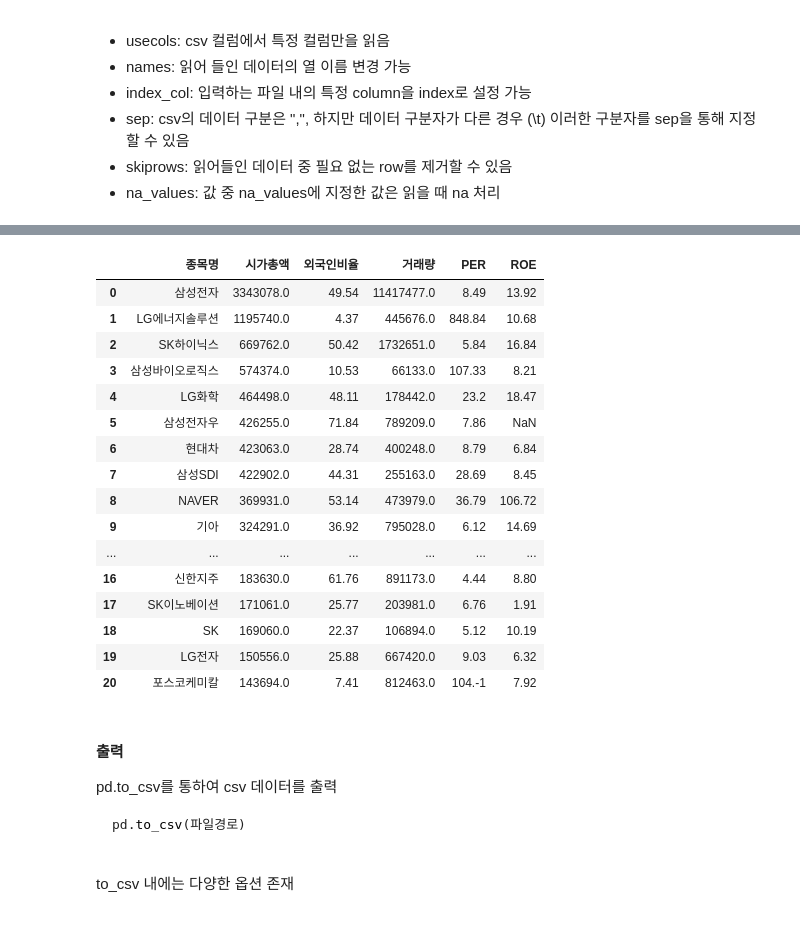
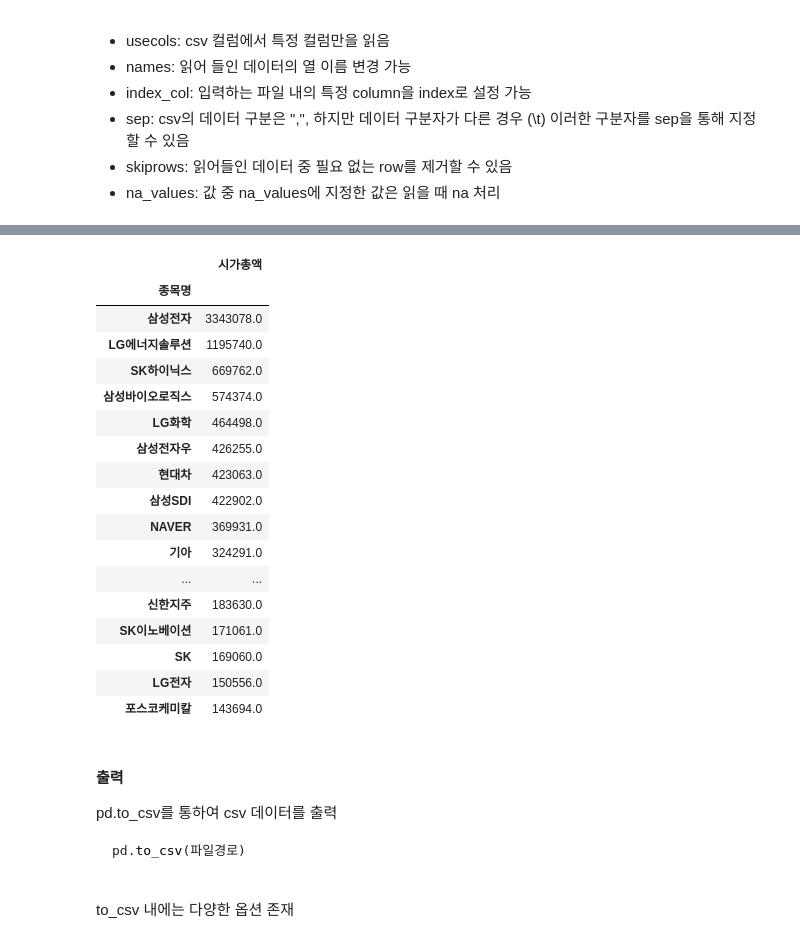
Before and after one commit to soldierzeus/bigdata_thunder, a Jupyter notebook: bigdata2/day05.ipynb, the cells around one changed output, grey strips where cells are left out. Drawn from its saved outputs; the diff is of its cells as text; code cells hidden in the pictures.

```diff
--- a/bigdata2/day05.ipynb
+++ b/bigdata2/day05.ipynb
@@ -901,23 +947,28 @@ SyntaxError: invalid syntax (464008457.py, line 4)
 # %%
-pd.read_csv('C:\\Users\\user\\Documents\\github\\2022_08_06_big_data\\bigdata2\\dart\\market_info.csv')
+pd.read_csv(
+    r'C:\bigdata_git\2022_08_06_big_data\bigdata2\data\dart\market_info.csv',
+    usecols=['종목명', '시가총액'],
+    index_col=['종목명']
+)
 # %% [output]
-|  | 종목명 | 시가총액 | 외국인비율 | 거래량 | PER | ROE |
-| 0 | 삼성전자 | 3343078.0 | 49.54 | 11417477.0 | 8.49 | 13.92 |
-| 1 | LG에너지솔루션 | 1195740.0 | 4.37 | 445676.0 | 848.84 | 10.68 |
-| 2 | SK하이닉스 | 669762.0 | 50.42 | 1732651.0 | 5.84 | 16.84 |
-| 3 | 삼성바이오로직스 | 574374.0 | 10.53 | 66133.0 | 107.33 | 8.21 |
-| 4 | LG화학 | 464498.0 | 48.11 | 178442.0 | 23.2 | 18.47 |
-| 5 | 삼성전자우 | 426255.0 | 71.84 | 789209.0 | 7.86 | NaN |
-| 6 | 현대차 | 423063.0 | 28.74 | 400248.0 | 8.79 | 6.84 |
-| 7 | 삼성SDI | 422902.0 | 44.31 | 255163.0 | 28.69 | 8.45 |
-| 8 | NAVER | 369931.0 | 53.14 | 473979.0 | 36.79 | 106.72 |
-| 9 | 기아 | 324291.0 | 36.92 | 795028.0 | 6.12 | 14.69 |
-| ... | ... | ... | ... | ... | ... | ... |
-| 16 | 신한지주 | 183630.0 | 61.76 | 891173.0 | 4.44 | 8.80 |
-| 17 | SK이노베이션 | 171061.0 | 25.77 | 203981.0 | 6.76 | 1.91 |
-| 18 | SK | 169060.0 | 22.37 | 106894.0 | 5.12 | 10.19 |
-| 19 | LG전자 | 150556.0 | 25.88 | 667420.0 | 9.03 | 6.32 |
-| 20 | 포스코케미칼 | 143694.0 | 7.41 | 812463.0 | 104.-1 | 7.92 |
+|  | 시가총액 |
+| 종목명 |  |
+| 삼성전자 | 3343078.0 |
+| LG에너지솔루션 | 1195740.0 |
+| SK하이닉스 | 669762.0 |
+| 삼성바이오로직스 | 574374.0 |
+| LG화학 | 464498.0 |
+| 삼성전자우 | 426255.0 |
+| 현대차 | 423063.0 |
+| 삼성SDI | 422902.0 |
+| NAVER | 369931.0 |
+| 기아 | 324291.0 |
+| ... | ... |
+| 신한지주 | 183630.0 |
+| SK이노베이션 | 171061.0 |
+| SK | 169060.0 |
+| LG전자 | 150556.0 |
+| 포스코케미칼 | 143694.0 |
 # %% [markdown]
 #### 출력
 pd.to_csv를 통하여 csv 데이터를 출력
```
Also changed, not shown: parts of 24 cells of this notebook.
